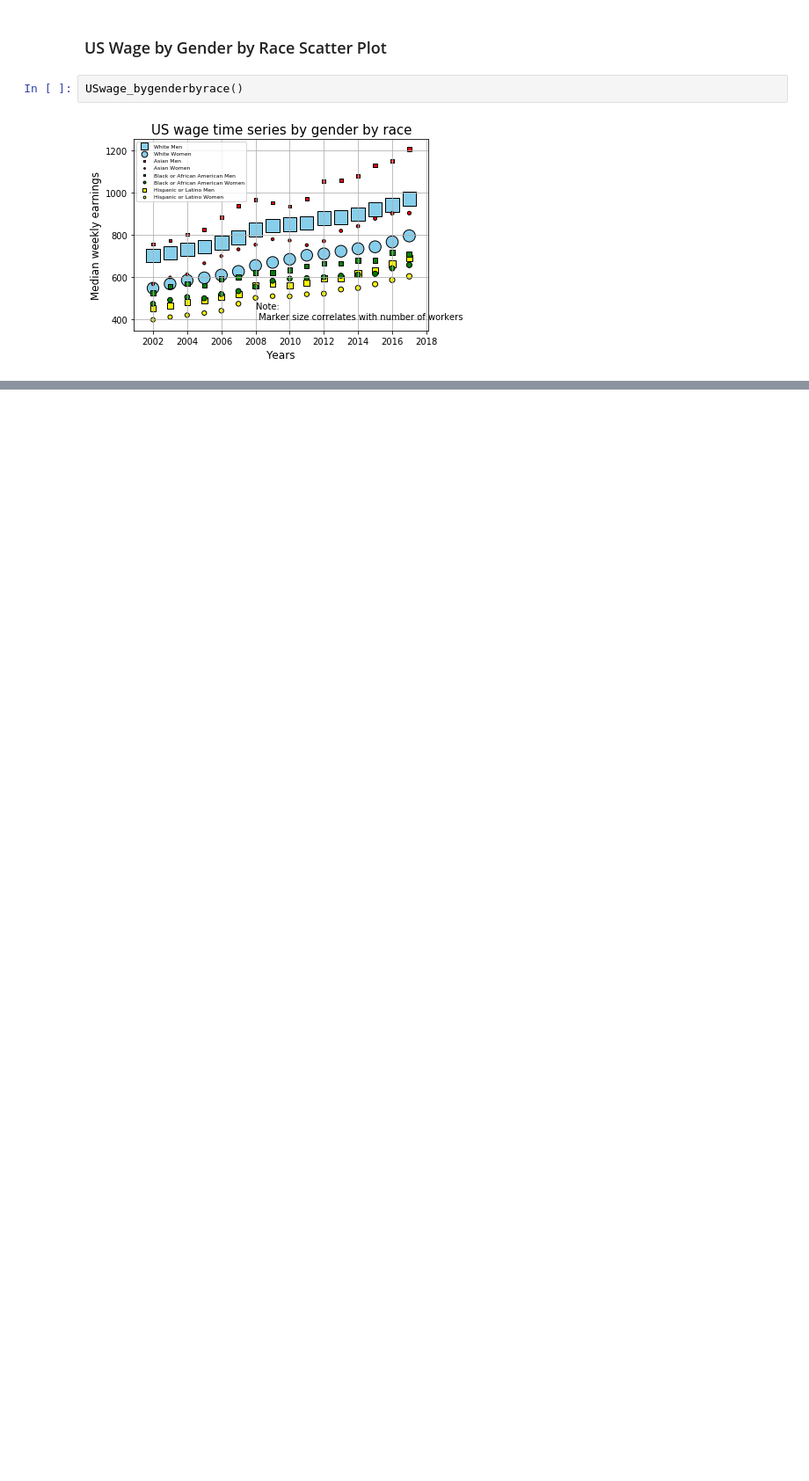
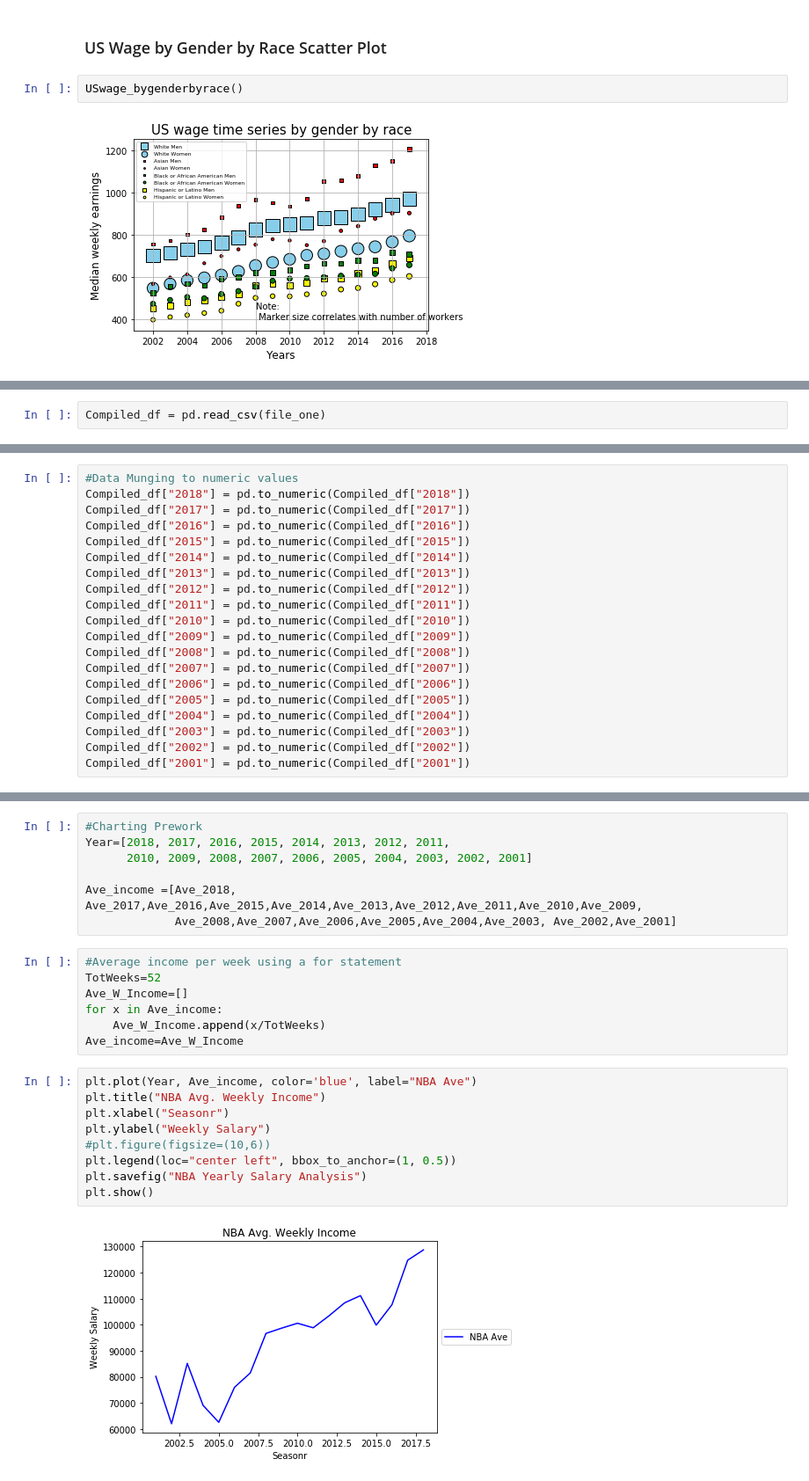
Before and after one commit to ejackson815/Project1, a Jupyter notebook: Analysis_Code/Final Analysis.ipynb, the cells around one changed output, grey strips where cells are left out. Shown: that part at 88% size. Drawn from its saved outputs; the diff is of its cells as text; blank space fills up the shorter version.

```diff
--- a/Analysis_Code/Untitled.ipynb
+++ b/Analysis_Code/Final Analysis.ipynb
@@ -59,0 +292,2 @@ USwage_bygenderbyrace()
+# %%
+Compiled_df = pd.read_csv(file_one)
@@ -59,0 +299,20 @@ USwage_bygenderbyrace()
+# %%
+#Data Munging to numeric values
+Compiled_df["2018"] = pd.to_numeric(Compiled_df["2018"])
+Compiled_df["2017"] = pd.to_numeric(Compiled_df["2017"])
+Compiled_df["2016"] = pd.to_numeric(Compiled_df["2016"])
+Compiled_df["2015"] = pd.to_numeric(Compiled_df["2015"])
+Compiled_df["2014"] = pd.to_numeric(Compiled_df["2014"])
+Compiled_df["2013"] = pd.to_numeric(Compiled_df["2013"])
+Compiled_df["2012"] = pd.to_numeric(Compiled_df["2012"])
+Compiled_df["2011"] = pd.to_numeric(Compiled_df["2011"])
+Compiled_df["2010"] = pd.to_numeric(Compiled_df["2010"])
+Compiled_df["2009"] = pd.to_numeric(Compiled_df["2009"])
+Compiled_df["2008"] = pd.to_numeric(Compiled_df["2008"])
+Compiled_df["2007"] = pd.to_numeric(Compiled_df["2007"])
+Compiled_df["2006"] = pd.to_numeric(Compiled_df["2006"])
+Compiled_df["2005"] = pd.to_numeric(Compiled_df["2005"])
+Compiled_df["2004"] = pd.to_numeric(Compiled_df["2004"])
+Compiled_df["2003"] = pd.to_numeric(Compiled_df["2003"])
+Compiled_df["2002"] = pd.to_numeric(Compiled_df["2002"])
+Compiled_df["2001"] = pd.to_numeric(Compiled_df["2001"])
@@ -59,0 +344,25 @@ USwage_bygenderbyrace()
+# %%
+#Charting Prework
+Year=[2018, 2017, 2016, 2015, 2014, 2013, 2012, 2011,
+      2010, 2009, 2008, 2007, 2006, 2005, 2004, 2003, 2002, 2001]
+
+Ave_income =[Ave_2018, Ave_2017,Ave_2016,Ave_2015,Ave_2014,Ave_2013,Ave_2012,Ave_2011,Ave_2010,Ave_2009,
+             Ave_2008,Ave_2007,Ave_2006,Ave_2005,Ave_2004,Ave_2003, Ave_2002,Ave_2001]
+# %%
+#Average income per week using a for statement
+TotWeeks=52
+Ave_W_Income=[]
+for x in Ave_income:
+    Ave_W_Income.append(x/TotWeeks)
+Ave_income=Ave_W_Income
+# %%
+plt.plot(Year, Ave_income, color='blue', label="NBA Ave")
+plt.title("NBA Avg. Weekly Income")
+plt.xlabel("Seasonr")
+plt.ylabel("Weekly Salary")
+#plt.figure(figsize=(10,6))
+plt.legend(loc="center left", bbox_to_anchor=(1, 0.5))
+plt.savefig("NBA Yearly Salary Analysis")
+plt.show()
+# %% [output]
+[figure, added]
```
Also changed, not shown: parts of 25 cells of this notebook, 5 other files.
